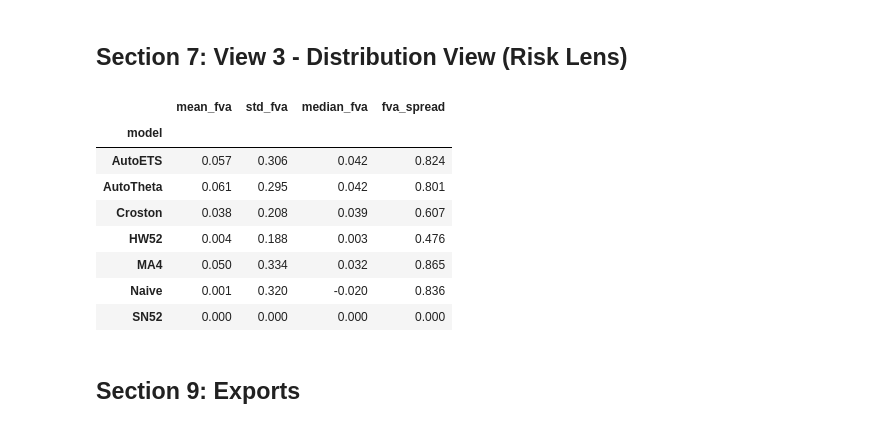
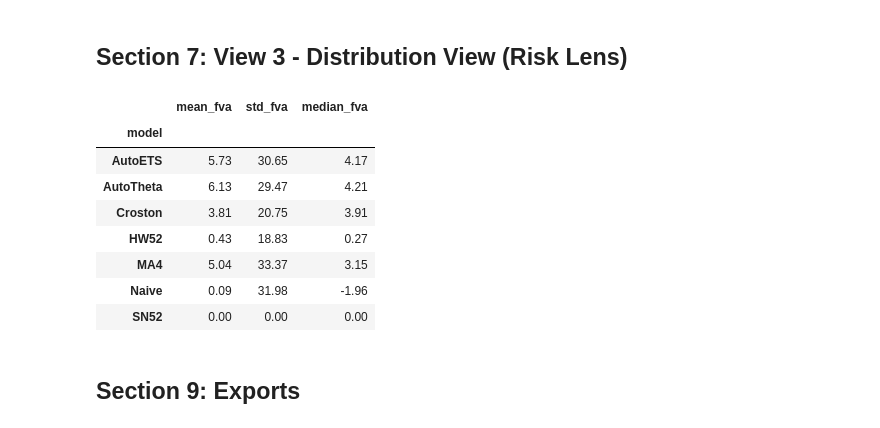
Before and after one commit to forecastacademy/real-world-forecasting-foundations, a Jupyter notebook: notebooks/module_02_baselines/2.05_governance_scoreboarding.ipynb, the cells around one changed output. Drawn from its saved outputs; the diff is of its cells as text; code cells hidden in the pictures.

```diff
--- a/notebooks/module_02_baselines/2.05_governance_scoreboarding.ipynb
+++ b/notebooks/module_02_baselines/2.05_governance_scoreboarding.ipynb
@@ -341,21 +341,21 @@ SN52      0.0744   0.1098     0.1083
 # %%
 fva_dist = long_results.metric_level.groupby("model").agg(
     mean_fva = ("fva","mean"),
    std_fva = ("fva","std"),
    median_fva = ("fva","median"),
-   fva_spread = ('fva',lambda x:  x.quantile(.95) - x.quantile(.05)),
 )
 
-fva_dist.style.format(precision=3).background_gradient()
+# look at percentage FVA
+fva_dist.mul(100).style.format(precision=2).background_gradient()
 # %% [output]
-|  | mean_fva | std_fva | median_fva | fva_spread |
-| model |  |  |  |  |
-| AutoETS | 0.057 | 0.306 | 0.042 | 0.824 |
-| AutoTheta | 0.061 | 0.295 | 0.042 | 0.801 |
-| Croston | 0.038 | 0.208 | 0.039 | 0.607 |
-| HW52 | 0.004 | 0.188 | 0.003 | 0.476 |
-| MA4 | 0.050 | 0.334 | 0.032 | 0.865 |
-| Naive | 0.001 | 0.320 | -0.020 | 0.836 |
-| SN52 | 0.000 | 0.000 | 0.000 | 0.000 |
+|  | mean_fva | std_fva | median_fva |
+| model |  |  |  |
+| AutoETS | 5.73 | 30.65 | 4.17 |
+| AutoTheta | 6.13 | 29.47 | 4.21 |
+| Croston | 3.81 | 20.75 | 3.91 |
+| HW52 | 0.43 | 18.83 | 0.27 |
+| MA4 | 5.04 | 33.37 | 3.15 |
+| Naive | 0.09 | 31.98 | -1.96 |
+| SN52 | 0.00 | 0.00 | 0.00 |
 # %% [markdown]
 ## Section 9: Exports
```
Also changed, not shown: parts of 2 cells of this notebook.
